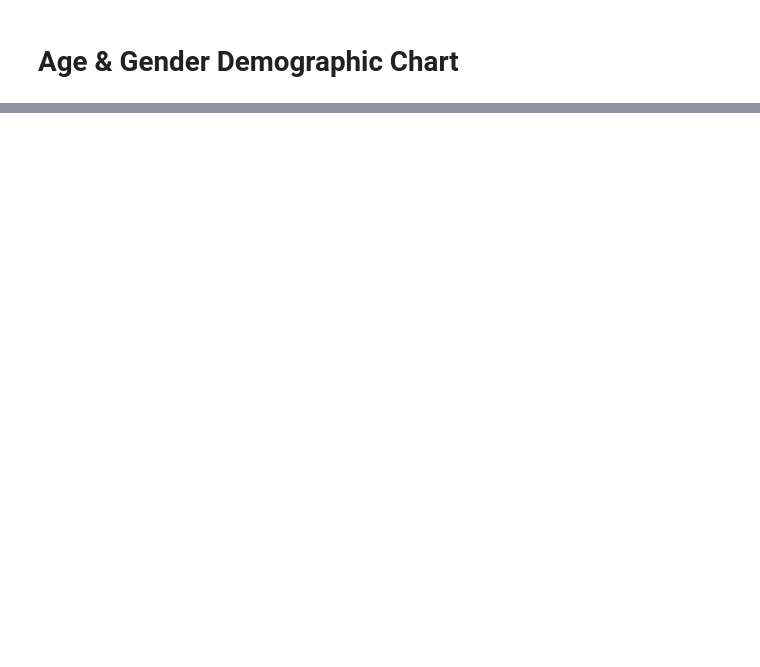
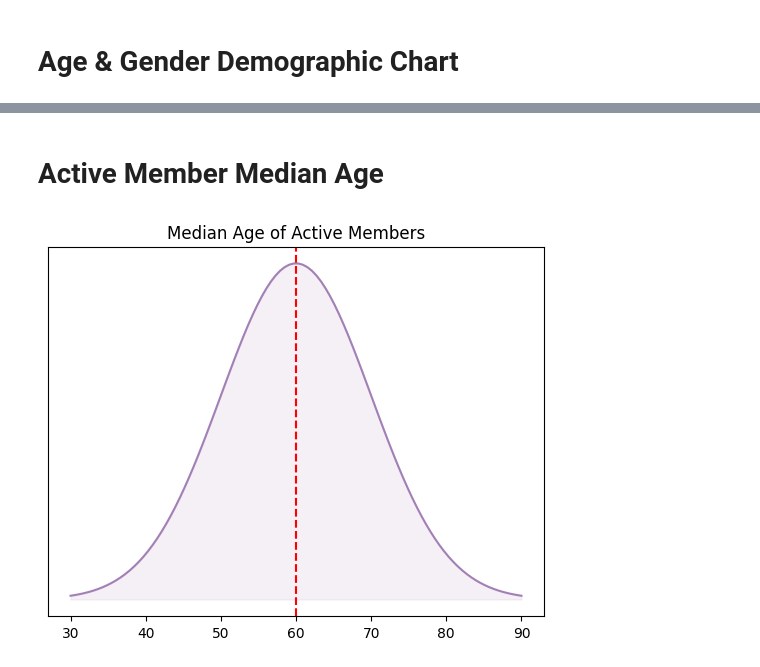
Before and after one commit to ve2caz/bmwmcottawa-analytics, a Jupyter notebook: notebooks/01c-ActiveMembersExtra-Demographics.ipynb, the cells around one changed output, grey strips where cells are left out. Drawn from its saved outputs; the diff is of its cells as text; code cells hidden in the pictures; blank space fills up the shorter version.

```diff
--- a/notebooks/01c-ActiveMembersExtra-Demographics.ipynb
+++ b/notebooks/01c-ActiveMembersExtra-Demographics.ipynb
@@ -159,0 +242,35 @@ plt.show()
+# %% [markdown]
+# Active Member Median Age
+# %%
+# Calculate the median age of members
+median_age = (
+    active_members_extra_interim_df["DATE_OF_BIRTH"]
+    .dropna()
+    .apply(lambda x: pd.Timestamp("now").year - pd.to_datetime(x).year)
+    .median()
+)
+
+# Plot a bell-shaped curve (normal distribution) for the median age
+
+# Generate data for the bell curve
+x = np.linspace(median_age - 3 * 10, median_age + 3 * 10, 100)
+y = norm.pdf(x, median_age, 10)
+
+# Plot the bell curve
+plt.plot(x, y, label="Median Age Distribution", color=config.GENDER_NEUTRAL)
+plt.fill_between(x, y, alpha=0.2, color=config.GENDER_NEUTRAL_FILL)
+
+# Add a vertical line at the median age
+plt.axvline(median_age, color="red", linestyle="--", label=f"Median Age: {median_age:.1f}")
+
+# Add title
+plt.title("Median Age of Active Members")
+
+# Remove the y-axis
+plt.gca().axes.get_yaxis().set_visible(False)
+
+# Add legend and show the plot
+plt.savefig(config.CLUB_MEMBER_MEDIAN_AGE_DISTRIBUTION)
+plt.show()
+# %% [output]
+[figure, added]
```
Also changed, not shown: parts of 8 cells of this notebook, 12 other files.
